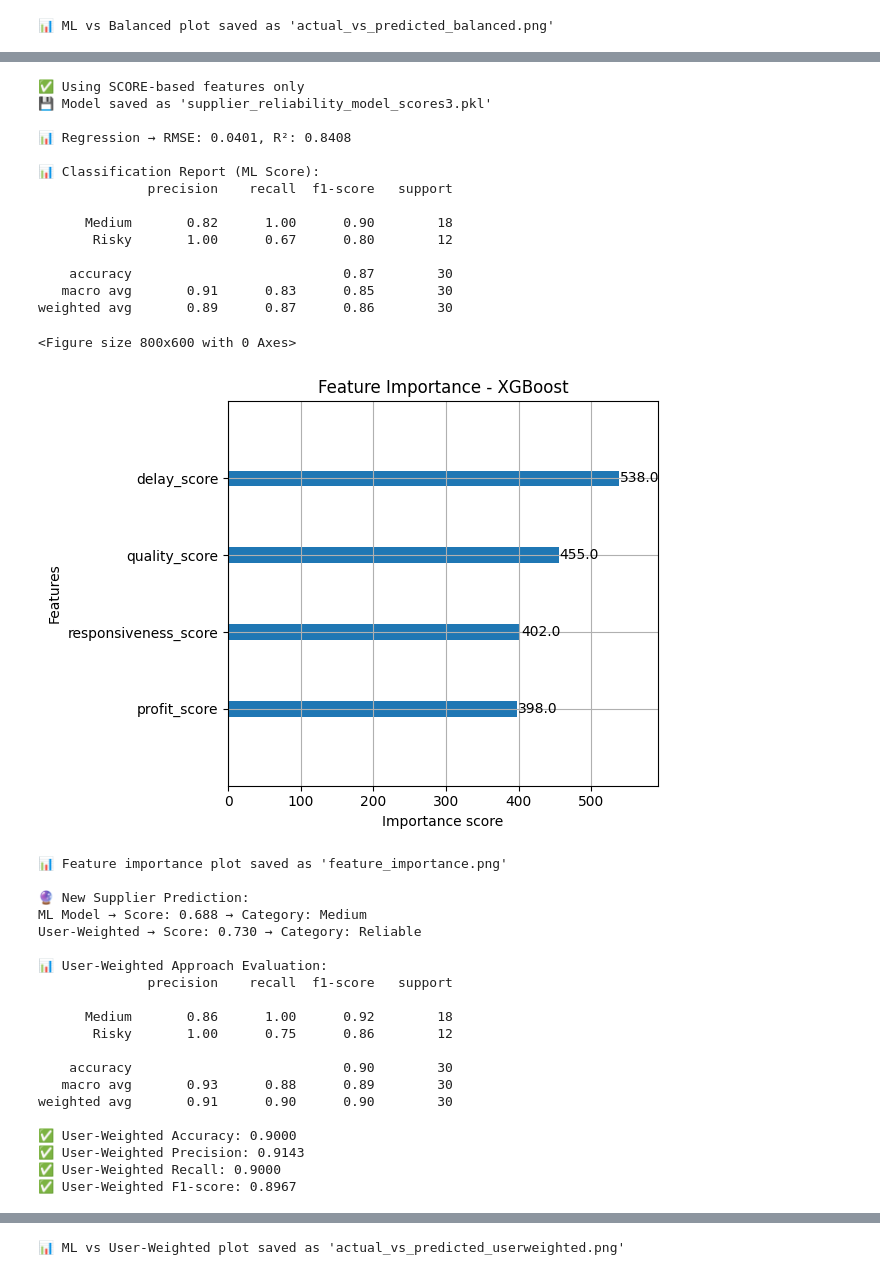
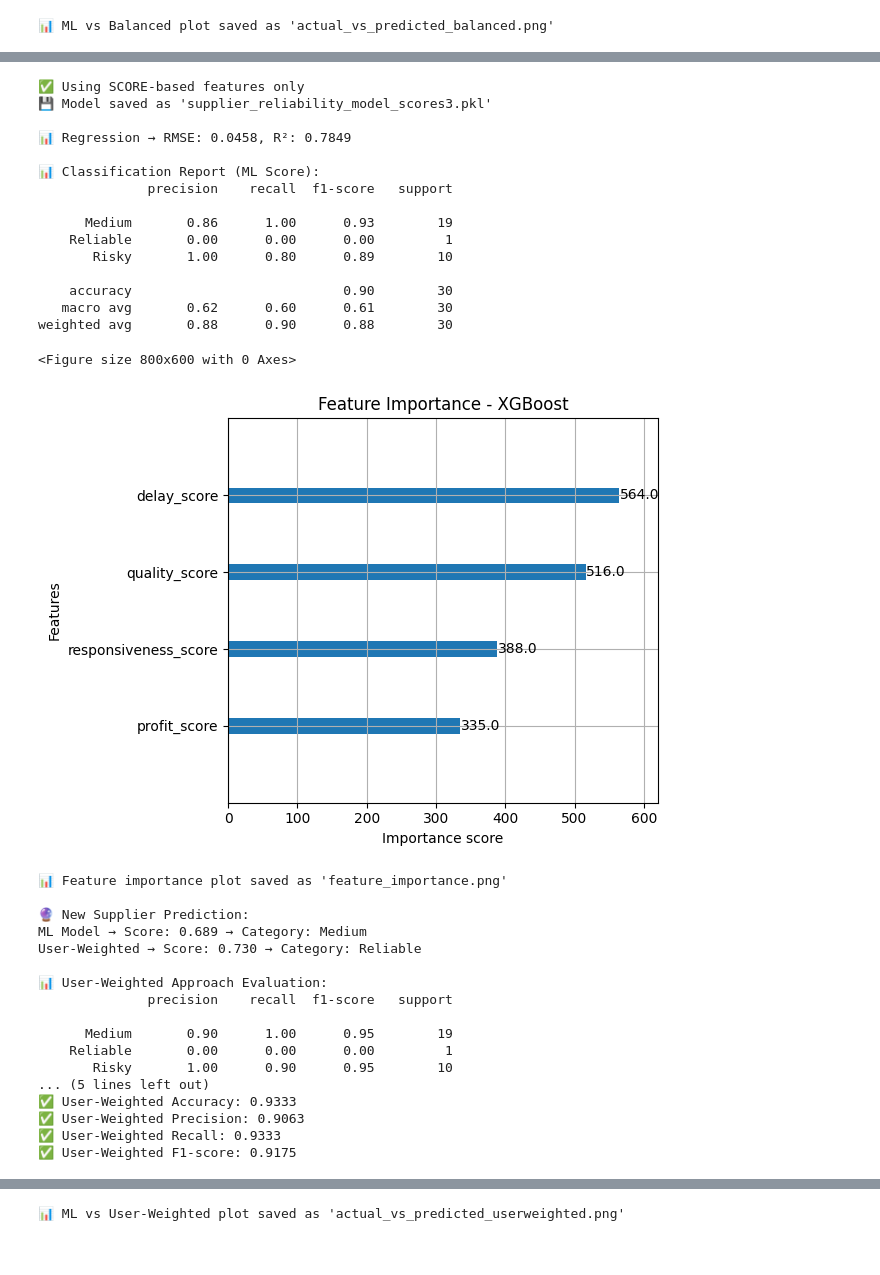
Before and after one commit to bhanulk/supplier_reliability_prediction, a Jupyter notebook: Supplier_Reliability_Score.ipynb, the cells around one changed output, grey strips where cells are left out. Saved outputs shown, nothing was run; the diff lists cells and outputs as text; code cells hidden in the pictures.

```diff
--- a/Supplier_Reliability_Score.ipynb
+++ b/Supplier_Reliability_Score.ipynb
@@ -693,7 +980,7 @@ from xgboost import plot_importance
 # ----------------------------
 # 1. Load Dataset
 # ----------------------------
-df = pd.read_csv("/content/drive/MyDrive/Supplier Reliability/supplier_reliability_features-2.csv")
+df = pd.read_csv("/content/drive/MyDrive/Supplier Reliability/supplier_reliability_features-3.csv")
 
 # ----------------------------
 # 2. Use ONLY Score Features
@@ -832,57 +1119,55 @@ f1 = f1_score(true_categories, weighted_categories, average="weighted")
 print(f"✅ User-Weighted Accuracy: {accuracy:.4f}")
 print(f"✅ User-Weighted Precision: {precision:.4f}")
 print(f"✅ User-Weighted Recall: {recall:.4f}")
 print(f"✅ User-Weighted F1-score: {f1:.4f}")
 
 # ----------------------------
 # 11. Visual Representation of Test Set Predictions
 # ----------------------------
 plt.figure(figsize=(8,6))
 plt.scatter(y_test, y_preds, color='blue', alpha=0.7, label="ML Predictions")
 plt.scatter(y_test, weighted_scores, color='purple', alpha=0.5, label="User-Weighted Predictions")
 plt.plot([0,1], [0,1], 'r--')
 plt.xlabel("Actual Reliability Score")
 plt.ylabel("Predicted Reliability Score")
 plt.title("ML vs User-Weighted: Actual vs Predicted")
 plt.legend()
 plt.tight_layout()
 plt.savefig("actual_vs_predicted_userweighted.png")
 plt.show()
 print("📊 ML vs User-Weighted plot saved as 'actual_vs_predicted_userweighted.png'")
 # %% [output]
 ✅ Using SCORE-based features only
 💾 Model saved as 'supplier_reliability_model_scores3.pkl'
 
-📊 Regression → RMSE: 0.0401, R²: 0.8408
+📊 Regression → RMSE: 0.0458, R²: 0.7849
 
 📊 Classification Report (ML Score):
               precision    recall  f1-score   support
 
-      Medium       0.82      1.00      0.90        18
-       Risky       1.00      0.67      0.80        12
+      Medium       0.86      1.00      0.93        19
+    Reliable       0.00      0.00      0.00         1
+       Risky       1.00      0.80      0.89        10
 
-    accuracy                           0.87        30
-   macro avg       0.91      0.83      0.85        30
-weighted avg       0.89      0.87      0.86        30
+    accuracy                           0.90        30
+   macro avg       0.62      0.60      0.61        30
+weighted avg       0.88      0.90      0.88        30
 <Figure size 800x600 with 0 Axes>
-[figure, old version]
+[figure, new version]
 📊 Feature importance plot saved as 'feature_importance.png'
 
 🔮 New Supplier Prediction:
-ML Model → Score: 0.688 → Category: Medium
+ML Model → Score: 0.689 → Category: Medium
 User-Weighted → Score: 0.730 → Category: Reliable
 
 📊 User-Weighted Approach Evaluation:
               precision    recall  f1-score   support
 
-      Medium       0.86      1.00      0.92        18
-       Risky       1.00      0.75      0.86        12
-
-    accuracy                           0.90        30
-   macro avg       0.93      0.88      0.89        30
-weighted avg       0.91      0.90      0.90        30
-
-✅ User-Weighted Accuracy: 0.9000
-✅ User-Weighted Precision: 0.9143
-✅ User-Weighted Recall: 0.9000
-✅ User-Weighted F1-score: 0.8967
+      Medium       0.90      1.00      0.95        19
+    Reliable       0.00      0.00      0.00         1
+       Risky       1.00      0.90      0.95        10
+... (5 lines left out)
+✅ User-Weighted Accuracy: 0.9333
+✅ User-Weighted Precision: 0.9063
+✅ User-Weighted Recall: 0.9333
+✅ User-Weighted F1-score: 0.9175
```
Also changed, not shown: parts of 6 cells of this notebook.
